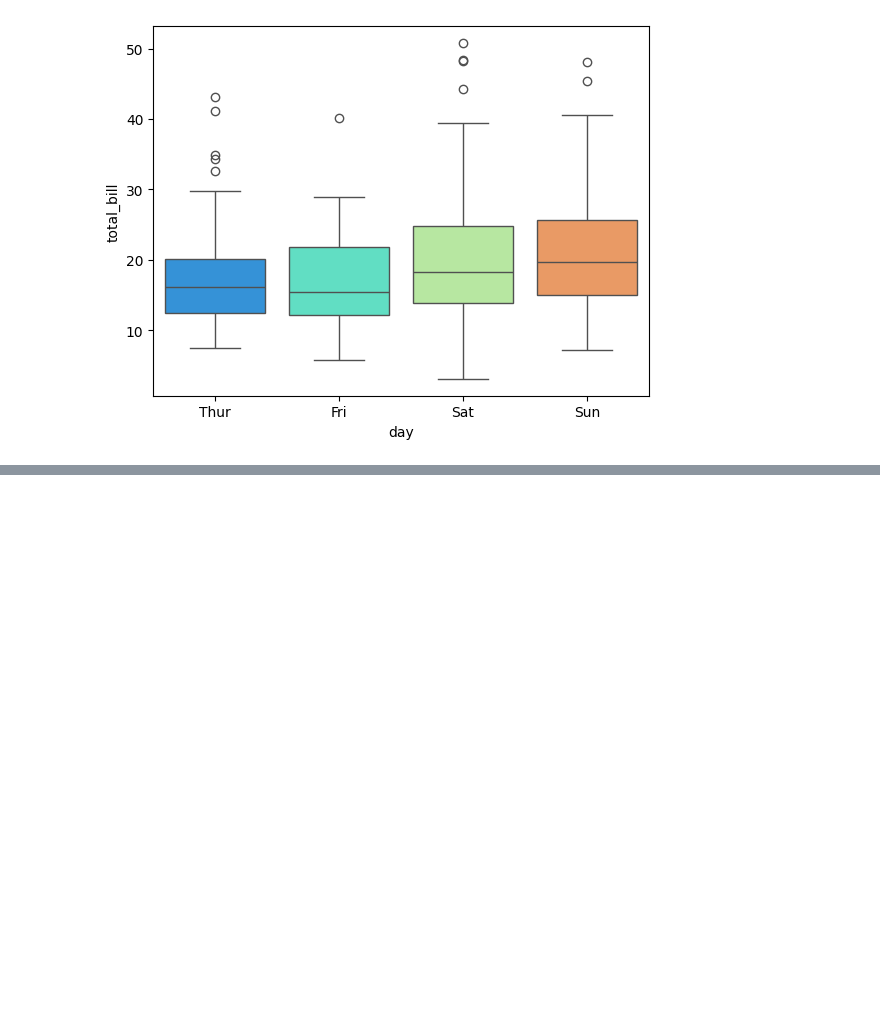
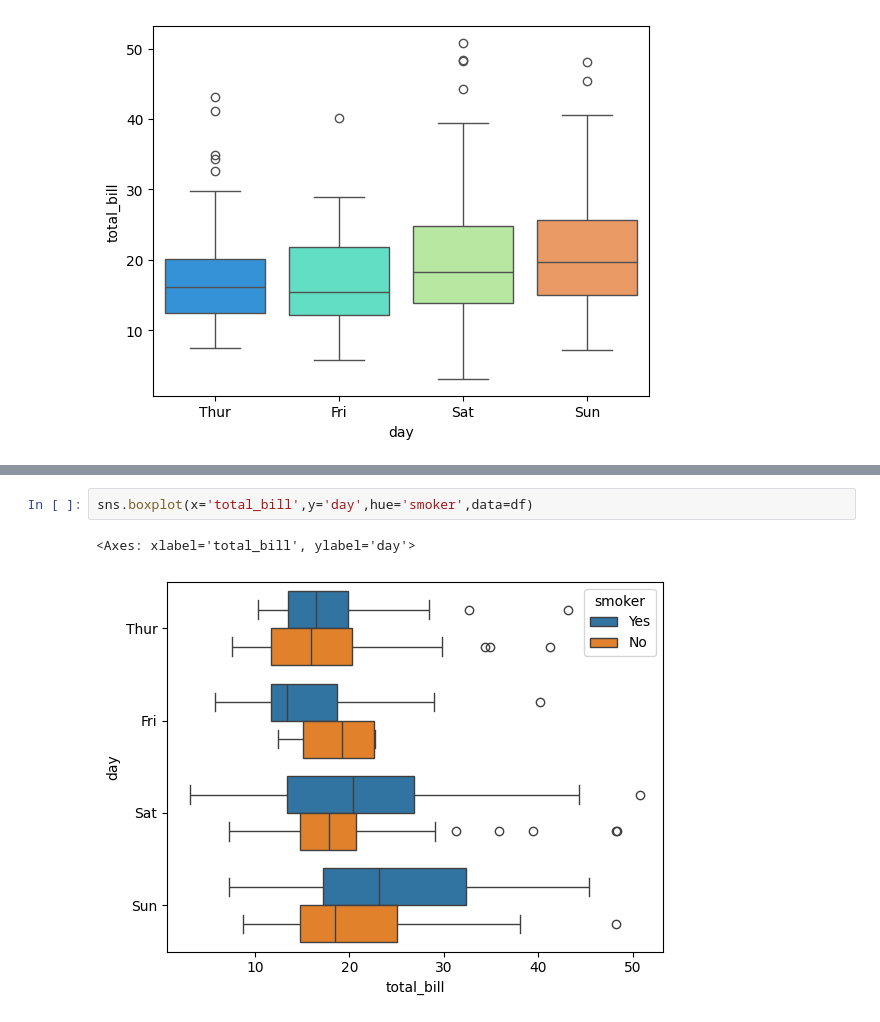
Before and after one commit to codesofpavan/git-test, a Jupyter notebook: Krish Naik/Matplotlib and Seaborn.ipynb, the cells around one changed output, grey strips where cells are left out. Saved outputs shown, nothing was run; the diff lists cells and outputs as text; blank space fills up the shorter version.

```diff
--- a/Krish Naik/Matplotlib and Seaborn.ipynb
+++ b/Krish Naik/Matplotlib and Seaborn.ipynb
@@ -145,0 +150,5 @@ Passing `palette` without assigning `hue` is deprecated and will be removed in v
+# %%
+sns.boxplot(x='total_bill',y='day',hue='smoker',data=df)
+# %% [output]
+<Axes: xlabel='total_bill', ylabel='day'>
+[figure, added]
```
Also changed, not shown: parts of 7 cells of this notebook, 4 other files.
